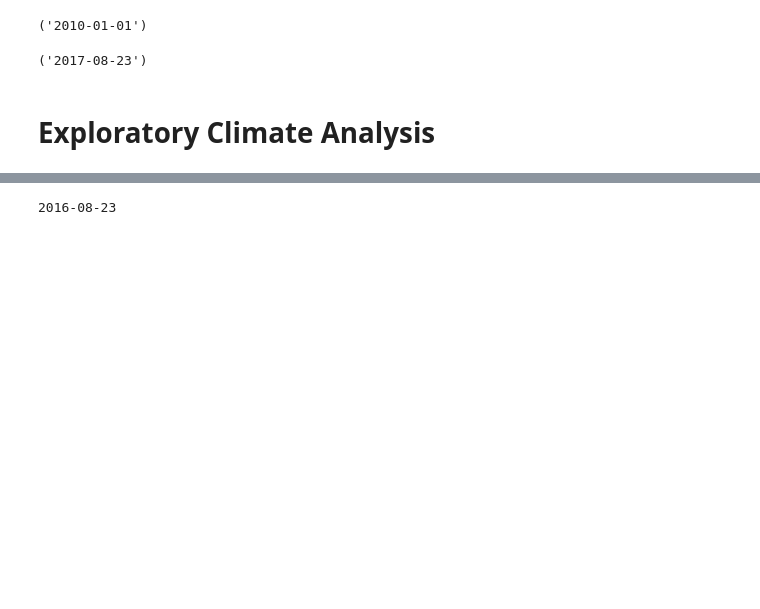
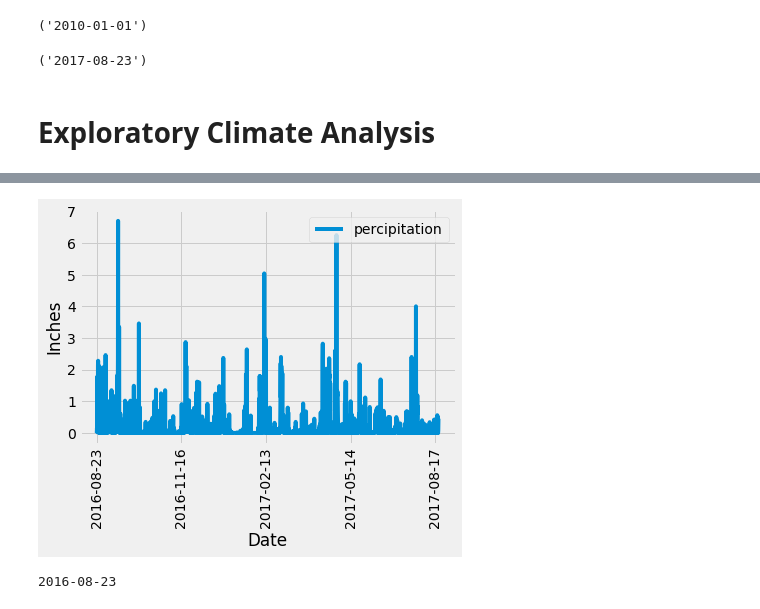
Before and after one commit to gotar1/sqlalchemy-challenge, a Jupyter notebook: climate_analysis.ipynb, the cells around one changed output, grey strips where cells are left out. Cells and saved outputs as stored; diff of their text form; code cells hidden in the pictures; blank space fills up the shorter version.

```diff
--- a/climate_analysis.ipynb
+++ b/climate_analysis.ipynb
@@ -130,3 +132,13 @@ KeyError: "None of [Index(['2016-08-23', '2016-08-24', '2016-08-25', '2016-08-26
+# %%
+# percipitation plot..
+
+data_df.plot(rot=90)
+plt.legend(['percipitation'], loc='upper right')
+plt.xlabel('Date')
+plt.ylabel('Inches')
+plt.show()
+# %% [output]
+[figure, added]
 # %%
 # Calculate the date 1 year ago from the last data point in the database
 query_date = dt.date(2017, 8, 23) - dt.timedelta(days= 365)
```
Also changed, not shown: parts of 18 cells of this notebook.
